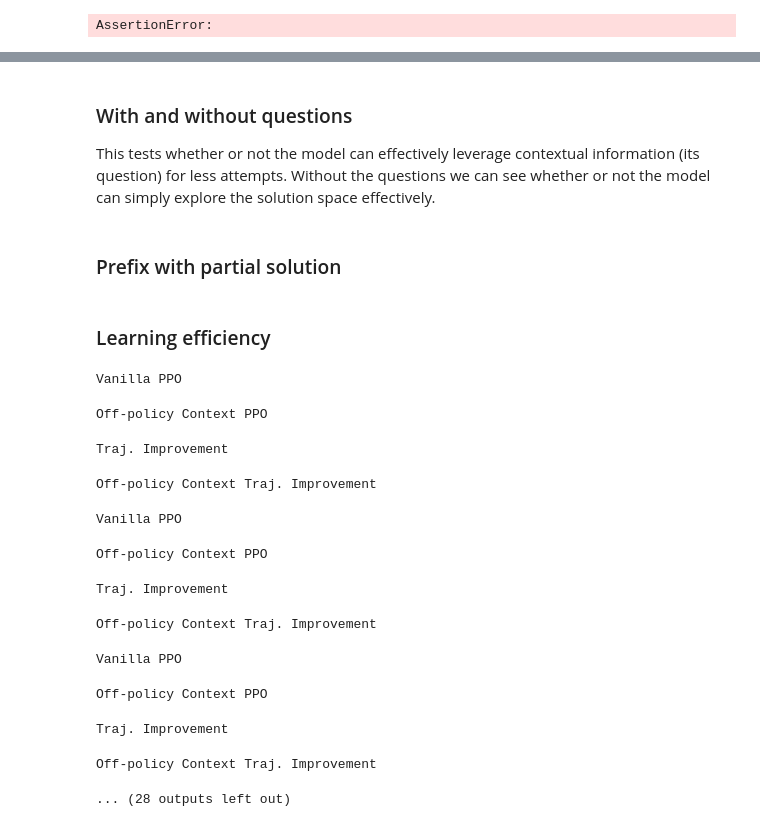
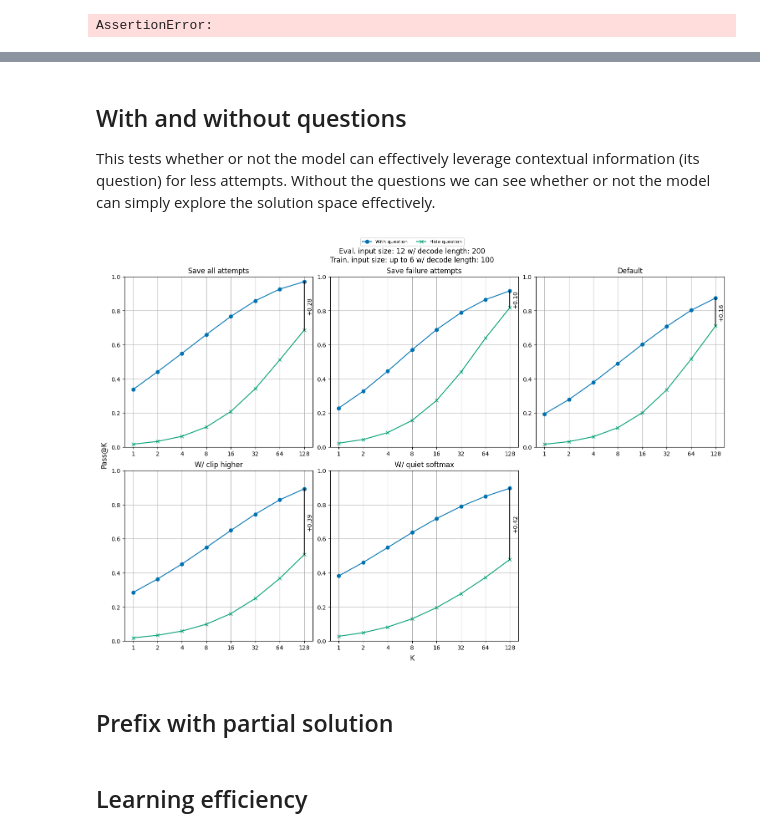
Before and after one commit to chanb/scaling_jax, a Jupyter notebook: src/evaluations/attempt_diversity.ipynb, the cells around one changed output, grey strips where cells are left out. Drawn from its saved outputs; the diff is of its cells as text; code cells hidden in the pictures.

```diff
--- a/src/evaluations/attempt_diversity.ipynb
+++ b/src/evaluations/attempt_diversity.ipynb
@@ -545,7 +606,7 @@ fig.legend(
 # %%
 assert 0
 # %% [markdown]
-### With and without questions
+## With and without questions
 This tests whether or not the model can effectively leverage contextual information (its question) for less attempts. Without the questions we can see whether or not the model can simply explore the solution space effectively.
 # %%
 with_question_pass_k_save_name = "attempt_diversity_results-pass_k-{}-checkpoint_{}-max_response_length_{}{}.dill".format(
@@ -565,6 +626,9 @@ with_question_results = dill.load(open(with_question_pass_k_save_name, "rb"))
 hide_question_results = dill.load(open(hide_question_pass_k_save_name, "rb"))
 # %%
 if num_evals > 1:
+    x_range = np.arange(math.ceil(np.log2(num_evals)) + 1)
+    ns = np.full((batch_size, len(x_range)), fill_value=num_evals)
+    ks = np.repeat((2 ** x_range)[None], batch_size, axis=0)
     num_cols = 3
     num_rows = math.ceil(len(run_names) / 3)
     fig, axes = plt.subplots(num_rows, num_cols, layout="constrained", figsize=(5.0 * num_cols, 5.0 * num_rows))
@@ -574,26 +638,38 @@ if num_evals > 1:
 
         with_q_success_array = with_question_results[exp_name][0].reshape((batch_size, num_evals))
         hide_q_success_array = hide_question_results[exp_name][0].reshape((batch_size, num_evals))
-        with_q_pass_k = np.mean(np.maximum.accumulate(with_q_success_array, axis=-1), axis=0)
-        hide_q_pass_k = np.mean(np.maximum.accumulate(hide_q_success_array, axis=-1), axis=0)
+
+
+        with_q_pass_k = np.mean(
+            1 - scipy.special.comb(
+                ns - np.repeat(np.sum(with_q_success_array, axis=-1, keepdims=True), len(x_range), axis=1),
+                ks,
+                exact=False,
+            ) / scipy.special.comb(ns, ks, exact=False), axis=0)
+        hide_q_pass_k = np.mean(
+            1 - scipy.special.comb(
+                ns - np.repeat(np.sum(hide_q_success_array, axis=-1, keepdims=True), len(x_range), axis=1),
+                ks,
+                exact=False,
+            ) / scipy.special.comb(ns, ks, exact=False), axis=0)
 
         scatter = axes[i].plot(
             x_range,
-            with_q_pass_k[2 ** x_range - 1],
+            with_q_pass_k[x_range],
             label="With question" if i == 0 else "",
             marker="o",
         )
 
         scatter = axes[i].plot(
             x_range,
-            hide_q_pass_k[2 ** x_range - 1],
+            hide_q_pass_k[x_range],
             label="Hide question" if i == 0 else "",
             marker="x",
         )
 
-        improvement = (with_q_pass_k[2 ** x_range - 1] - hide_q_pass_k[2 ** x_range - 1])
-        max_y = max(with_q_pass_k[2 ** x_range - 1][-1], hide_q_pass_k[2 ** x_range - 1][-1])
-        min_y = min(with_q_pass_k[2 ** x_range - 1][-1], hide_q_pass_k[2 ** x_range - 1][-1])
+        improvement = (with_q_pass_k[x_range] - hide_q_pass_k[x_range])
+        max_y = max(with_q_pass_k[x_range][-1], hide_q_pass_k[x_range][-1])
+        min_y = min(with_q_pass_k[x_range][-1], hide_q_pass_k[x_range][-1])
         axes[i].axvline(x_range[-1], ymin=min_y, ymax=max_y, c="black")
         axes[i].text(
             x_range[-1] + 0.1,
@@ -609,6 +685,8 @@ if num_evals > 1:
         axes[i].set_ylim(0.0, 1.0)
         axes[i].grid(True)
 
+    for i in range(len(run_names), num_cols * num_rows):
+        axes[i].axis("off")
     fig.supylabel("Pass@K")
     fig.supxlabel("K")
     fig.suptitle("Eval. input size: {} w/ decode length: {}\nTrain. input size: up to {} w/ decode length: {}".format(
@@ -651,55 +729,56 @@ else:
         label="With question",
     )
     ax.bar(
         x_range + 0.2,
         hide_q_success_rates,
         width=0.4,
         align="center",
         label="Hide question",
     )
     ax.axhline(np.mean(with_question_results["BFS"][0]), label="BFS", c="black")
     ax.set_xticks(x_range, exp_names, rotation=20, ha="right")
     ax.set_ylim(0.0, 1.0)
     ax.grid(True)
 
     fig.suptitle("Eval. input size: {} w/ decode length: {}\nTrain. input size: up to {} w/ decode length: {}".format(
         max_bits,
         max_response_length,
         train_num_bits,
         train_max_decode_len,
     ))
     fig.supxlabel("Model")
     fig.supylabel("Greedy decoding success rate")
     fig.legend(
         bbox_to_anchor=(0.0, 1.0, 1.0, 0.0),
         loc="lower center",
         ncols=4,
         borderaxespad=0.0,
         frameon=True,
         fontsize="8",
     )
+# %% [output]
+[figure, added]
 # %%
 assert 0
 # %% [markdown]
-### Prefix with partial solution
+## Prefix with partial solution
 # %%
 assert 0
 # %% [markdown]
-### Learning efficiency
+## Learning efficiency
 # %%
 if os.path.isfile(checkpoint_save_name):
     results = dill.load(open(checkpoint_save_name, "rb"))
 else:
     results = dict()
 
-    for batch_i in range(batch_size // batch_size_per_block):
+    for batch_i in tqdm(range(batch_size // batch_size_per_block)):
         batch = next(data_iter)
 
         if hide_question:
             batch["sequence"][:] = dataset.reset_token_id
             batch["mask"][:] = 1
             batch["question_len"][:] = 0
-            print(batch.keys())
 
         batch = {
             k: np.repeat(v, num_evals, axis=0)
@@ -707,7 +786,7 @@ else:
         }
 
         curr_result = compute_expected_trials(batch_i, batch)
-        curr_result = jnp.vstack((
+        curr_result = np.vstack((
             np.array(curr_result[1] <= max_response_length),
             np.array(curr_result[1]),
             np.array(curr_result[0]),
@@ -715,15 +794,16 @@ else:
         if batch_i == 0:
             results["BFS"] = curr_result
         else:
-            results["BFS"] = jnp.hstack((results["BFS"], curr_result))
+            results["BFS"] = np.hstack((results["BFS"], curr_result))
 
-        for exp_name, run_name in tqdm(run_names.items()):
+        for exp_name, run_name in run_names.items():
             learner_path = os.path.join(base_path, algo_name, run_name)
             config_dict = json.load(open(os.path.join(learner_path, "config.json"), "r"))
 
             results.setdefault(exp_name, {})
-            print(exp_name)
-            for step in tqdm(sorted(os.listdir(os.path.join(learner_path, "models")))):
+            if batch_i == 0:
+                print(exp_name)
+            for step in sorted(os.listdir(os.path.join(learner_path, "models"))):
                 # Load model
                 train_state = dill.load(
                     open(os.path.join(learner_path, "models", step), "rb")
@@ -768,11 +848,11 @@ else:
                 rlength_array = rollout_res.response_length.reshape((batch_size_per_block, num_evals))
                 reset_array = num_resets.reshape((batch_size_per_block, num_evals))
 
-                pass_k = np.max(success_array, axis=-1)
+                num_success = np.sum(success_array, axis=-1)
                 min_response_length = np.min(rlength_array, axis=-1)
                 min_attempt = np.min(reset_array, axis=-1)
 
-                curr_result = np.vstack([pass_k, min_response_length, min_attempt])
+                curr_result = np.vstack([num_success, min_response_length, min_attempt])
                 if batch_i == 0:
                     results[exp_name][step] = curr_result
                 else:
@@ -782,17 +862,3 @@ else:
         results,
         open(checkpoint_save_name, "wb"),
     )
-# %% [output]
-Vanilla PPO
-Off-policy Context PPO
-Traj. Improvement
-Off-policy Context Traj. Improvement
-Vanilla PPO
-Off-policy Context PPO
-Traj. Improvement
-Off-policy Context Traj. Improvement
-Vanilla PPO
-Off-policy Context PPO
-Traj. Improvement
-Off-policy Context Traj. Improvement
-... (28 outputs left out)
```
Also changed, not shown: parts of 38 cells of this notebook, 1 other file.
